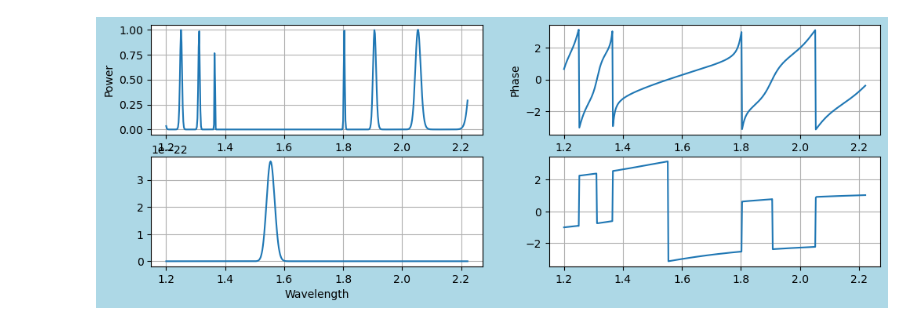
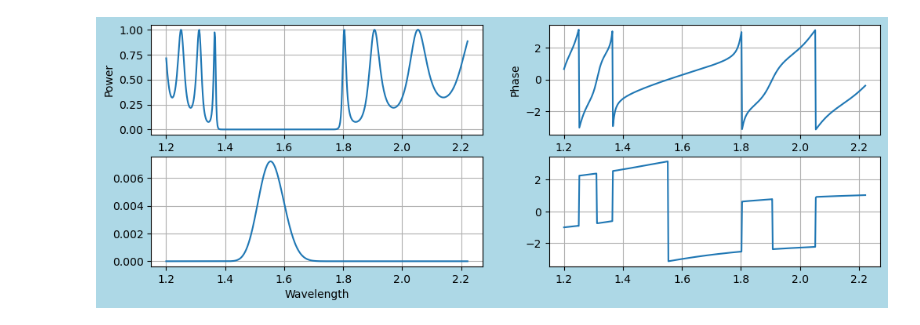
Before and after one commit to tacticstactics/Optical_thin_film_coating, a Jupyter notebook: quarter_wavelength_stack/quarter_wavelength_stack_main.ipynb, the cells around one changed output. Cells and saved outputs as stored; diff of their text form; code cells hidden in the pictures.

```diff
--- a/quarter_wavelength_stack/quarter_wavelength_stack_main.ipynb
+++ b/quarter_wavelength_stack/quarter_wavelength_stack_main.ipynb
@@ -8,22 +8,19 @@ import matplotlib.pyplot as plt
 
 def dielectric(wl, n1, n2, th1, th2, Ein):
 
-    T1 = np.array([[np.exp(-1j*n1*th1*2*np.pi/wl), 0], [0, np.exp(1j*n1*th1*2*np.pi/wl)]]);
-    T2 = np.array([[np.exp(-1j*n2*th2*2*np.pi/wl), 0], [0, np.exp(1j*n2*th2*2*np.pi/wl)]]);
+    T1 = np.array([[np.exp(-1j*n1*th1*2*np.pi/wl), 0], [0, np.exp(1j*n1*th1*2*np.pi/wl)]])
+    T2 = np.array([[np.exp(-1j*n2*th2*2*np.pi/wl), 0], [0, np.exp(1j*n2*th2*2*np.pi/wl)]])
 
+    D21 = np.array([[(n1+n2)/(2*np.sqrt(n1*n2)), (n2-n1)/(2*np.sqrt(n1*n2))],[(n2-n1)/(2*np.sqrt(n1*n2)), (n1+n2)/(2*np.sqrt(n1*n2))]])
+    D12 = np.array([[(n1+n2)/(2*np.sqrt(n1*n2)), (n1-n2)/(2*np.sqrt(n1*n2))],[(n1-n2)/(2*np.sqrt(n1*n2)), (n1+n2)/(2*np.sqrt(n1*n2))]])
 
-    D21 = np.array([[(n1+n2)/(2*np.sqrt(n1*n2)), (n2-n1)/(2*np.sqrt(n1*n2))],[(n2-n1)/(2*np.sqrt(n1*n2)), (n1+n2)/(2*np.sqrt(n1*n2))]]);
-    D12 = np.array([[(n1+n2)/(2*np.sqrt(n1*n2)), (n1-n2)/(2*np.sqrt(n1*n2))],[(n1-n2)/(2*np.sqrt(n1*n2)), (n1+n2)/(2*np.sqrt(n1*n2))]]);
+    #D21 = np.array([[(n1+n2), (n2-n1)],[(n2-n1), (n1+n2)]])
+    #D12 = np.array([[(n1+n2), (n1-n2)],[(n1-n2), (n1+n2)]])
 
-    #D21 = np.array([[(n1+n2), (n2-n1)],[(n2-n1), (n1+n2)]]);
-    #D12 = np.array([[(n1+n2), (n1-n2)],[(n1-n2), (n1+n2)]]);
+    #D21 = (1/(2*np.sqrt(n1*n2)))* np.array([[n1+n2, n2-n1],[n2-n1, n1+n2]])
+    #D12 = (1/(2*np.sqrt(n1*n2)))* np.array([[n1+n2, n1-n2],[n1-n2, n1+n2]])
 
-
-    #D21 = (1/(2*np.sqrt(n1*n2)))* np.array([[n1+n2, n2-n1],[n2-n1, n1+n2]]);
-    #D12 = (1/(2*np.sqrt(n1*n2)))* np.array([[n1+n2, n1-n2],[n1-n2, n1+n2]]);
-
-
-    #Assuming n2 > n1
+    #Assuming n1 < n2
 
     # T matrix
 
@@ -33,7 +30,6 @@ def dielectric(wl, n1, n2, th1, th2, Ein):
     E4 = np.dot(D12,E3)
 
     #Eout = (D12*T2*D21*T1)**m
-
 
     Eout1 = E4
 
@@ -47,6 +43,8 @@ nn = 512 # Sampling point number
 # 1550nm * 0.25 --> 387.5 nm (Air)
 # 387.5nm/1.463 --> 264.866 nm (nL)
 # 387.5nm/2.130 --> 181.924 nm (nH)
+
+# Thickness in micrometer
 
 L1 = [0.264866, 0.264866, 0.264866, 0.264866, 0.264866, 0.264866, 0.264866, 0.264866, 0.264866, 0.264866, 0.264866, 0.264866, 0.264866, 0.264866]
 
@@ -99,7 +97,7 @@ for ii in range(nn):
    TM_stack = TM_intermedate
 
    detTMout = np.linalg.det(TM_stack) # Verify det is unity.
-   #print("det = ", detTMout)
+   print("det of TMout is: ", detTMout)
 
    Eout1 = np.dot(TM_stack, Ein)
 
@@ -107,20 +105,20 @@ for ii in range(nn):
 
    Eout2 = np.dot(T_substrate, Eout1)
 
-   D10 = np.array([[(n1+n0)/(2*np.sqrt(n0*n1)), (n0-n1)/(2*np.sqrt(n0*n1))],[(n0-n1)/(2*np.sqrt(n0*n1)), (n1+n0)/(2*np.sqrt(n0*n1))]]);# n1 material (typically SiO2) to Air
+   # n1 material (typically SiO2) to Air
+   D10 = np.array([[(n1+n0)/(2*np.sqrt(n0*n1)), (n0-n1)/(2*np.sqrt(n0*n1))],[(n0-n1)/(2*np.sqrt(n0*n1)), (n1+n0)/(2*np.sqrt(n0*n1))]])
 
    Eout3 = np.dot(D10, Eout2)
-
 
    Eout3_x = Eout3[0,0]
    Eout3_y = Eout3[1,0]
 
-   Pow1 = np.abs(Eout3_x)**2
+   Pow1 = (np.abs(Eout3_x))**2
    P1_Phase = cmath.phase(Eout3_x)
    P1_phasecol[ii] = P1_Phase
 
    coef1 = mm*2+2
-   Pow2 = (n1/n2)**coef1 * np.abs(Eout3_y)**2
+   Pow2 = (n1/n2)**coef1 * (np.abs(Eout3_y))**2
 
    P2_Phase = cmath.phase(Eout3_y)
    P2_phasecol[ii] = P2_Phase
@@ -161,28 +174,28 @@ Length of L1 =
 # %%
 fig2 = plt.figure(figsize = (12,4), facecolor='lightblue')
 
 ax1 = fig2.add_subplot(2, 2, 1)
 ax2 = fig2.add_subplot(2, 2, 2)
 ax3 = fig2.add_subplot(2, 2, 3)
 ax4 = fig2.add_subplot(2, 2, 4)
 
-ax1.plot(wlcol,10**(P1dBcol))
+ax1.plot(wlcol,10**(0.1*P1dBcol))
 
 ax1.set_xlabel("Wavelength")
 ax1.set_ylabel("Power")
 ax1.grid()
 
 ax2.plot(wlcol,P1_phasecol)
 ax2.set_ylabel("Phase")
 ax2.grid()
 
-ax3.plot(wlcol,10**(P2dBcol))
+ax3.plot(wlcol,10**(0.1*P2dBcol))
 ax3.grid()
 ax3.set_xlabel("Wavelength")
 
 ax4.plot(wlcol,P2_phasecol)
 ax4.grid()
 
 plt.show()
 # %% [output]
-[figure, old version]
+[figure, new version]
```
Also changed, not shown: parts of 1 cell of this notebook.
